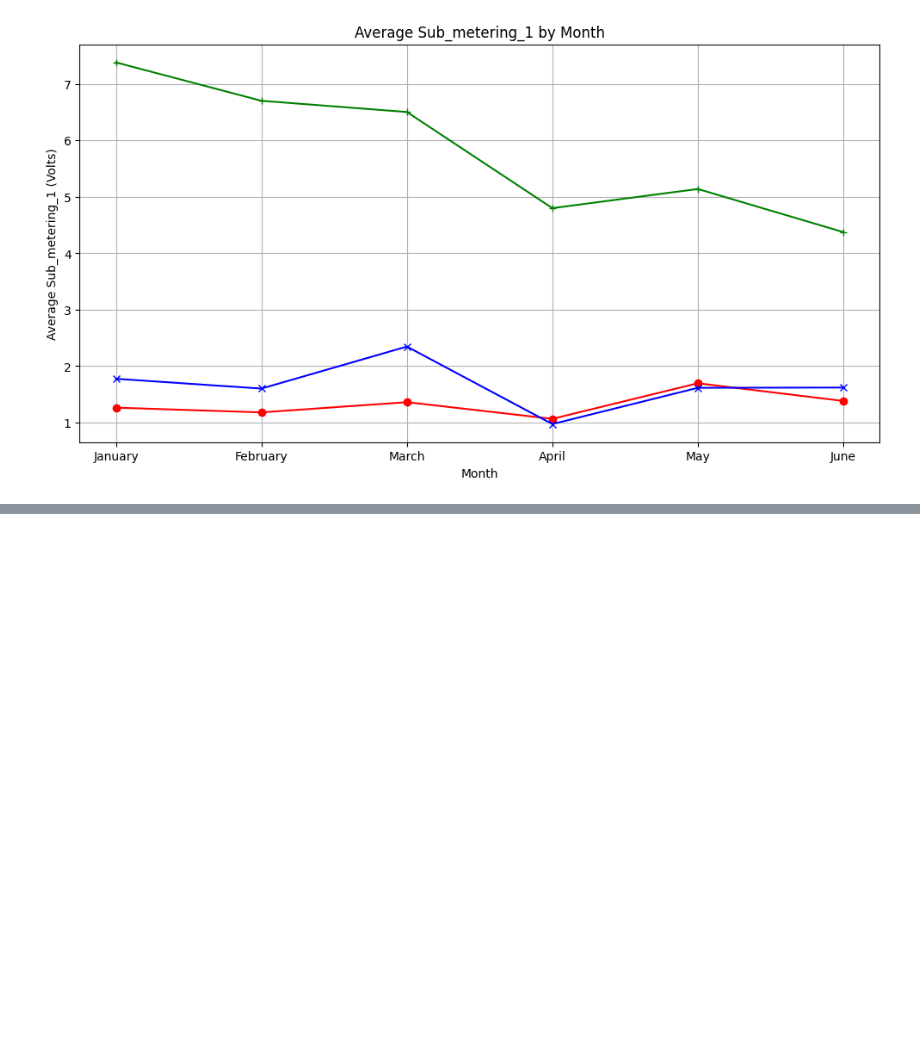
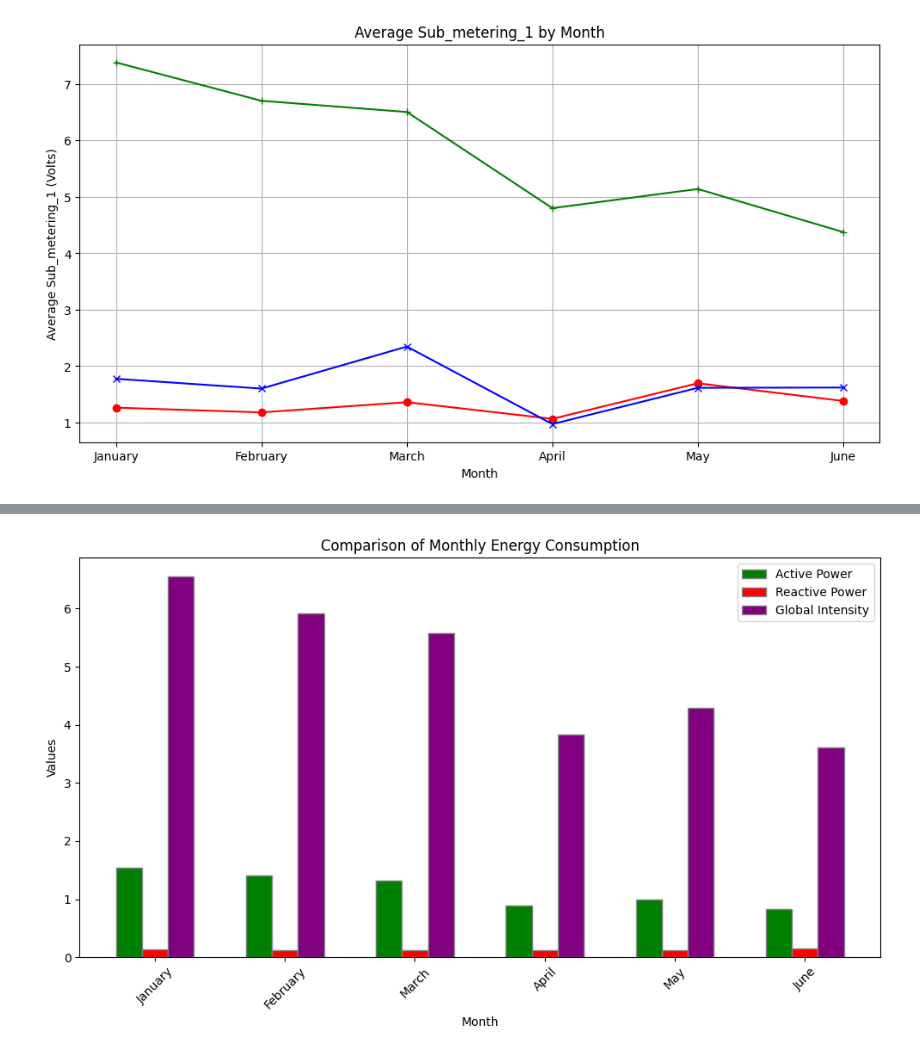
Before and after one commit to Shivansh20128/Electricity-Consumption-for-Household-Appliances, a Jupyter notebook: Main.ipynb, the cells around one changed output, grey strips where cells are left out. Cells and saved outputs as stored; diff of their text form; code cells hidden in the pictures; blank space fills up the shorter version.

```diff
--- a/Main.ipynb
+++ b/Main.ipynb
@@ -303,0 +339,54 @@ plt.show()
+# %%
+# Extract the month and year from the Date column
+df_copy['Month'] = df_copy['Date'].dt.to_period('M')
+
+# Filter DataFrame to include only data from January to June
+df_filtered = df_copy[df_copy['Month'].dt.month <= 6]
+
+# Group by Month and calculate monthly averages
+monthly_avg = df_filtered.groupby('Month').agg({
+    'Global_active_power': 'mean',
+    'Global_reactive_power': 'mean',
+    'Global_intensity': 'mean'
+}).reset_index()
+
+# Create a bar chart
+plt.figure(figsize=(10, 6))
+
+# Define x-axis (months)
+months = monthly_avg['Month']
+
+# Define y-axis values
+active_power = monthly_avg['Global_active_power']
+reactive_power = monthly_avg['Global_reactive_power']
+global_intensity = monthly_avg['Global_intensity']
+
+# Set bar width
+bar_width = 0.2
+
+# Set positions of bars on x-axis
+r1 = range(len(months))
+r2 = [x + bar_width for x in r1]
+r3 = [x + bar_width for x in r2]
+r4 = [x + bar_width for x in r3]
+
+# Create bars
+plt.bar(r1, active_power, color='g', width=bar_width,
+        edgecolor='grey', label='Active Power')
+plt.bar(r2, reactive_power, color='r', width=bar_width,
+        edgecolor='grey', label='Reactive Power')
+plt.bar(r3, global_intensity, color='purple', width=bar_width,
+        edgecolor='grey', label='Global Intensity')
+
+# Add labels and title
+plt.xlabel('Month')
+plt.xticks(r2, months.dt.strftime('%B'), rotation=45)
+plt.ylabel('Values')
+plt.title('Comparison of Monthly Energy Consumption')
+plt.legend()
+
+# Show plot
+plt.tight_layout()
+plt.show()
+# %% [output]
+[figure, added]
```
Also changed, not shown: parts of 15 cells of this notebook, 1 other file.
